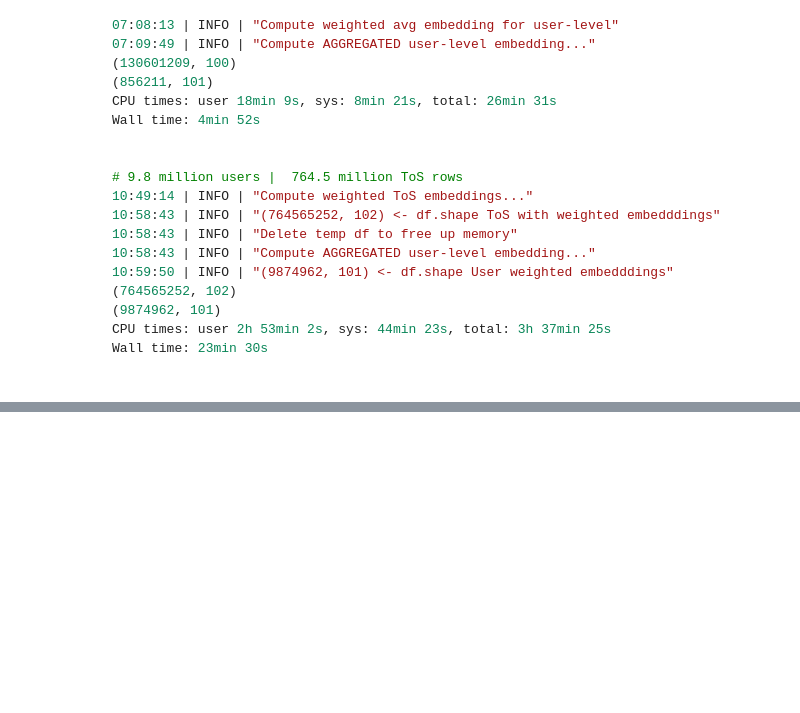
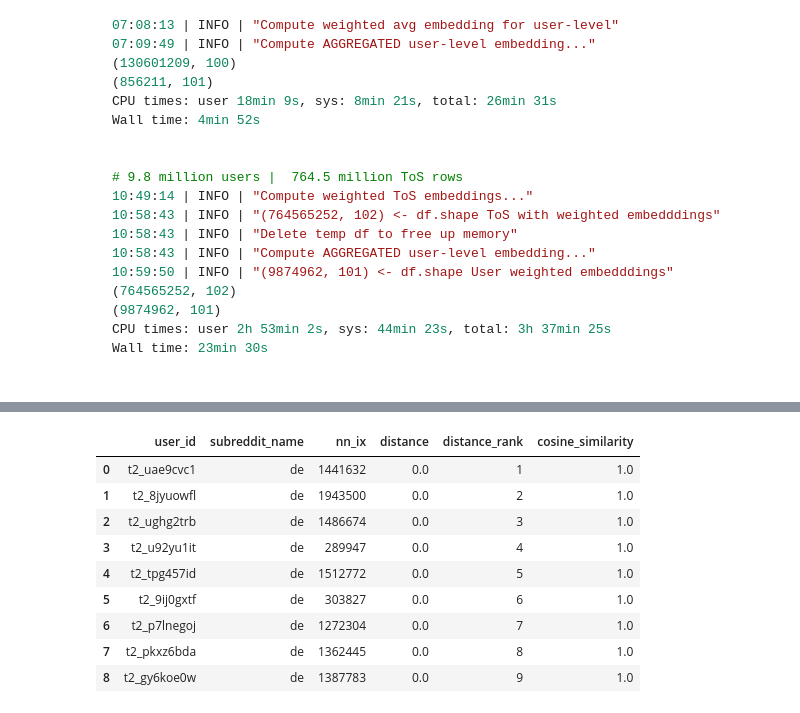
Before and after one commit to nazanin-zinouri/subclu, a Jupyter notebook: notebooks/pn_modeling/djb_02.00-2023-04-17-get_user2subreddit_features_for_a_single_campaign.ipynb, the cells around one changed output, grey strips where cells are left out. Cells and saved outputs as stored; diff of their text form; code cells hidden in the pictures; blank space fills up the shorter version.

```diff
--- a/notebooks/pn_modeling/djb_02.00-2023-04-17-get_user2subreddit_features_for_a_single_campaign.ipynb
+++ b/notebooks/pn_modeling/djb_02.00-2023-04-17-get_user2subreddit_features_for_a_single_campaign.ipynb
@@ -1041,0 +1009,13 @@ shape: (67217, 3)
+# %%
+df_nns_by_v.head(9)
+# %% [output]
+|  | user_id | subreddit_name | nn_ix | distance | distance_rank | cosine_similarity |
+| 0 | t2_uae9cvc1 | de | 1441632 | 0.0 | 1 | 1.0 |
+| 1 | t2_8jyuowfl | de | 1943500 | 0.0 | 2 | 1.0 |
+| 2 | t2_ughg2trb | de | 1486674 | 0.0 | 3 | 1.0 |
+| 3 | t2_u92yu1it | de | 289947 | 0.0 | 4 | 1.0 |
+| 4 | t2_tpg457id | de | 1512772 | 0.0 | 5 | 1.0 |
+| 5 | t2_9ij0gxtf | de | 303827 | 0.0 | 6 | 1.0 |
+| 6 | t2_p7lnegoj | de | 1272304 | 0.0 | 7 | 1.0 |
+| 7 | t2_pkxz6bda | de | 1362445 | 0.0 | 8 | 1.0 |
+| 8 | t2_gy6koe0w | de | 1387783 | 0.0 | 9 | 1.0 |
```
Also changed, not shown: parts of 79 cells of this notebook, 1 other file.
